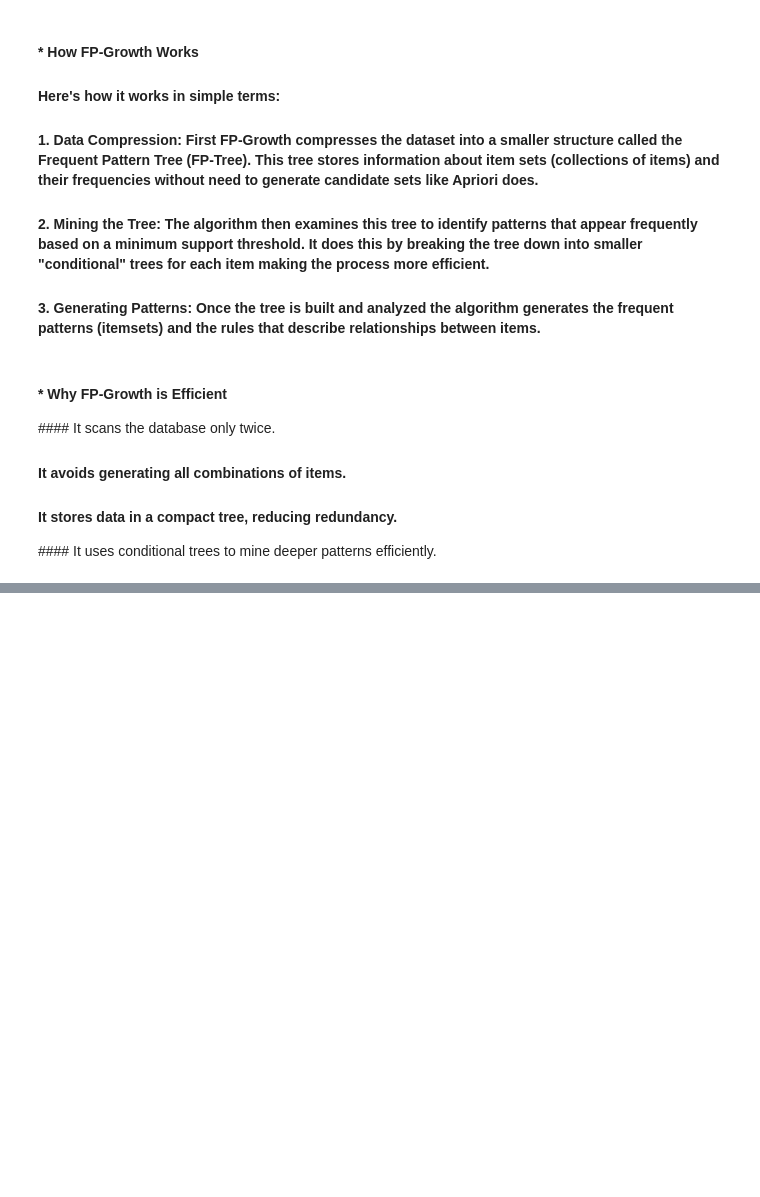
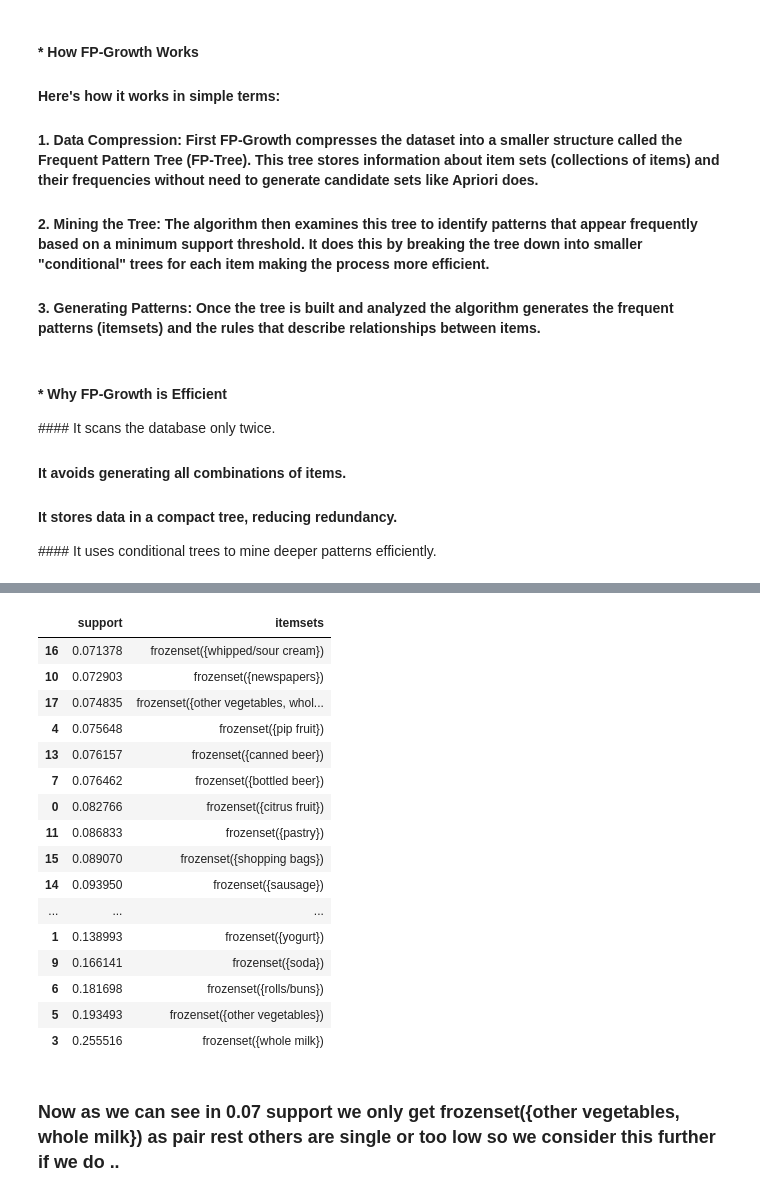
Before and after one commit to BhavyaKansal20/MachineLearning, a Jupyter notebook: Unsupervised ML/Association/FP_Growth_Algorithm.ipynb, the cells around one changed output, grey strips where cells are left out. Cells and saved outputs as stored; diff of their text form; code cells hidden in the pictures; blank space fills up the shorter version.

```diff
--- a/Unsupervised ML/Association/FP_Growth_Algorithm.ipynb
+++ b/Unsupervised ML/Association/FP_Growth_Algorithm.ipynb
@@ -15,0 +111,22 @@
+# %%
+fpgrowth(df , min_support= 0.07 , use_colnames=True , max_len= 3).sort_values( by =["support"])
+# %% [output]
+|  | support | itemsets |
+| 16 | 0.071378 | frozenset({whipped/sour cream}) |
+| 10 | 0.072903 | frozenset({newspapers}) |
+| 17 | 0.074835 | frozenset({other vegetables, whol... |
+| 4 | 0.075648 | frozenset({pip fruit}) |
+| 13 | 0.076157 | frozenset({canned beer}) |
+| 7 | 0.076462 | frozenset({bottled beer}) |
+| 0 | 0.082766 | frozenset({citrus fruit}) |
+| 11 | 0.086833 | frozenset({pastry}) |
+| 15 | 0.089070 | frozenset({shopping bags}) |
+| 14 | 0.093950 | frozenset({sausage}) |
+| ... | ... | ... |
+| 1 | 0.138993 | frozenset({yogurt}) |
+| 9 | 0.166141 | frozenset({soda}) |
+| 6 | 0.181698 | frozenset({rolls/buns}) |
+| 5 | 0.193493 | frozenset({other vegetables}) |
+| 3 | 0.255516 | frozenset({whole milk}) |
+# %% [markdown]
+### Now as we can see in 0.07 support we only get frozenset({other vegetables, whole milk}) as pair rest others are single or too low so we consider this further if we do ..
```
Also changed, not shown: parts of 19 cells of this notebook, 1 other file.
